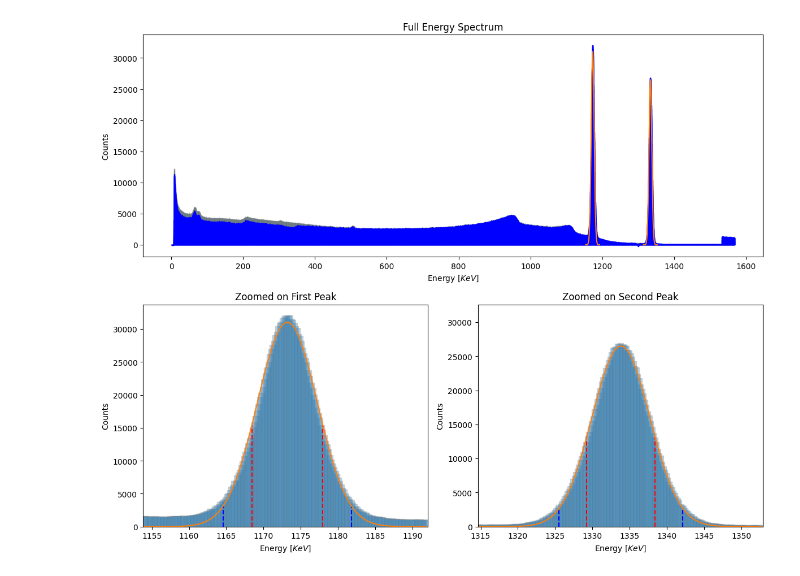
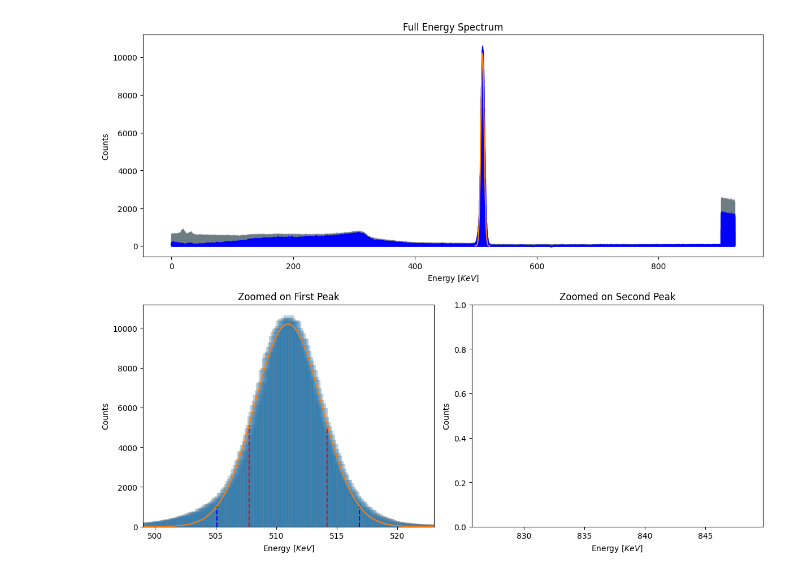
Before and after one commit to AlexanderWalker2/gamma-spectroscopy-, a Jupyter notebook: spectrocopy peak detection note book.ipynb, the cells around one changed output. Cells and saved outputs as stored; diff of their text form; code cells hidden in the pictures.

```diff
--- a/spectrocopy peak detection note book.ipynb
+++ b/spectrocopy peak detection note book.ipynb
@@ -56,9 +63,9 @@ openned voltage_diff\background.spe
 # %%
-file_path = r'Isotropes\co_60.Spe'
+file_path = r'na_4kv_10mins\na-22_3cm.Spe'
 
 Iso_peaks = {
     'co_60' : 1173.2,
-    'test' : 69
+    'na' : 510.99
 }
 
 numbers = []
@@ -104,7 +111,7 @@ with open(file_path, 'r') as file:
                         pass
 
 
-counts = np.array(numbers[1:])
+counts = np.array(numbers[1:])[500:]
 mca = mca_cal_value
 bins = np.array(range(1,1+np.size(counts)))
 
@@ -120,6 +126,6 @@ scale_factor
 # %%
 d=100
-counts_filterd = counts - background_array[0]*scale_factor
+counts_filterd = counts - background_array[0]#*scale_factor
 
 energy = bins*mca
 '''
@@ -139,9 +145,8 @@ plt.show()
 # %%
 peak_indices, peak_dict = sc.signal.find_peaks(counts_filterd, prominence = 100, height=1, width=10)
 peak_heights = peak_dict['peak_heights']
-peak_indices=peak_indices
 
-peaks = [peak_indices[np.argmax(peak_heights)], peak_indices[np.argpartition(peak_heights,-2)[-2]]]
+peaks = [peak_indices[np.argmax(peak_heights)]]
 num = np.size(peaks)
 
 print(peaks)
@@ -179,7 +184,7 @@ for c in range(0, num):
     initial_guess = [counts_filterd[peaks[c]],peaks[c], 1]
     popt, pcov = sc.optimize.curve_fit(gaussian, bins[peaks[c]-width:peaks[c]+width], counts_filterd[peaks[c]-width:peaks[c]+width], p0=initial_guess)
     if c == 0:
-        mca = Iso_peaks[file_path[file_path.find('\\')+1:-4]]/popt[1]
+        mca = Iso_peaks[file_path[:2]]/popt[1]
         print(f'mca value - {mca}')
     popt[1:] = popt[1:]*mca
     param_array[c] = popt
@@ -287,32 +286,33 @@ ax2.bar(energy[first_peak - d:first_peak + d], counts[first_peak - d:first_peak
 ax2.set_xlabel(r'Energy [$KeV$]')
 ax2.set_ylabel('Counts')
 ax2.set_title('Zoomed on First Peak')
 ax2.set_xlim(energy[first_peak - d], energy[first_peak + d])
 
+'''
 # Bottom-right graph (ax3): Zoomed-in on the second peak
 second_peak = peaks[1]  # Assuming the second peak is at index 1
 
 ax3.bar(energy[second_peak - d:second_peak + d], counts[second_peak - d:second_peak + d], edgecolor='grey', alpha=0.3)
 [ax3.plot([param_array[c][1]-fwhm_array[c]/2, param_array[c][1]-fwhm_array[c]/2],
           [0, gaussian(param_array[c][1]-fwhm_array[c]/2, *param_array[c])[0]], linestyle='--', c='r') for c in range(0, num)]
 [ax3.plot([param_array[c][1]+fwhm_array[c]/2, param_array[c][1]+fwhm_array[c]/2],
           [0, gaussian(param_array[c][1]-fwhm_array[c]/2, *param_array[c])[0]], linestyle='--', c='r') for c in range(0, num)]
 [ax3.plot([param_array[c][1]-fwtm_array[c]/2, param_array[c][1]-fwtm_array[c]/2],
           [0, gaussian(param_array[c][1]-fwtm_array[c]/2, *param_array[c])[0]], linestyle='--', c='b') for c in range(0, num)]
 [ax3.plot([param_array[c][1]+fwtm_array[c]/2, param_array[c][1]+fwtm_array[c]/2],
           [0, gaussian(param_array[c][1]-fwtm_array[c]/2, *param_array[c])[0]], linestyle='--', c='b') for c in range(0, num)]
 [ax3.plot(energy[peaks[c]-width:peaks[c]+width], gaussian(energy[peaks[c]-width:peaks[c]+width], *param_array[c]), c='tab:orange') for c in range(0, num)]
-
+'''
 # Labeling for the bottom-right graph
 ax3.set_xlabel(r'Energy [$KeV$]')
 ax3.set_ylabel('Counts')
 ax3.set_title('Zoomed on Second Peak')
 ax3.set_xlim(energy[second_peak - d], energy[second_peak + d])
 
 # Adjust layout to prevent overlapping
 plt.tight_layout()
 
 # Show the combined plot
 plt.show()
 # %% [output]
-[figure, old version]
+[figure, new version]
```
Also changed, not shown: parts of 8 cells of this notebook, 18 other files.
